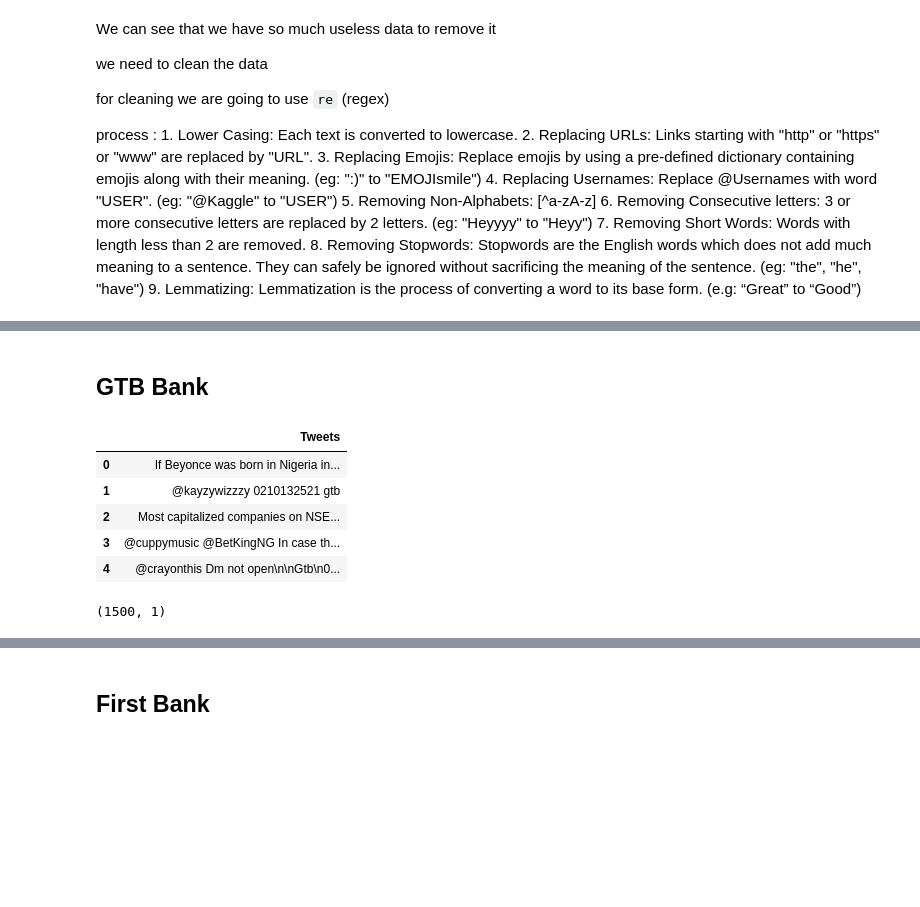
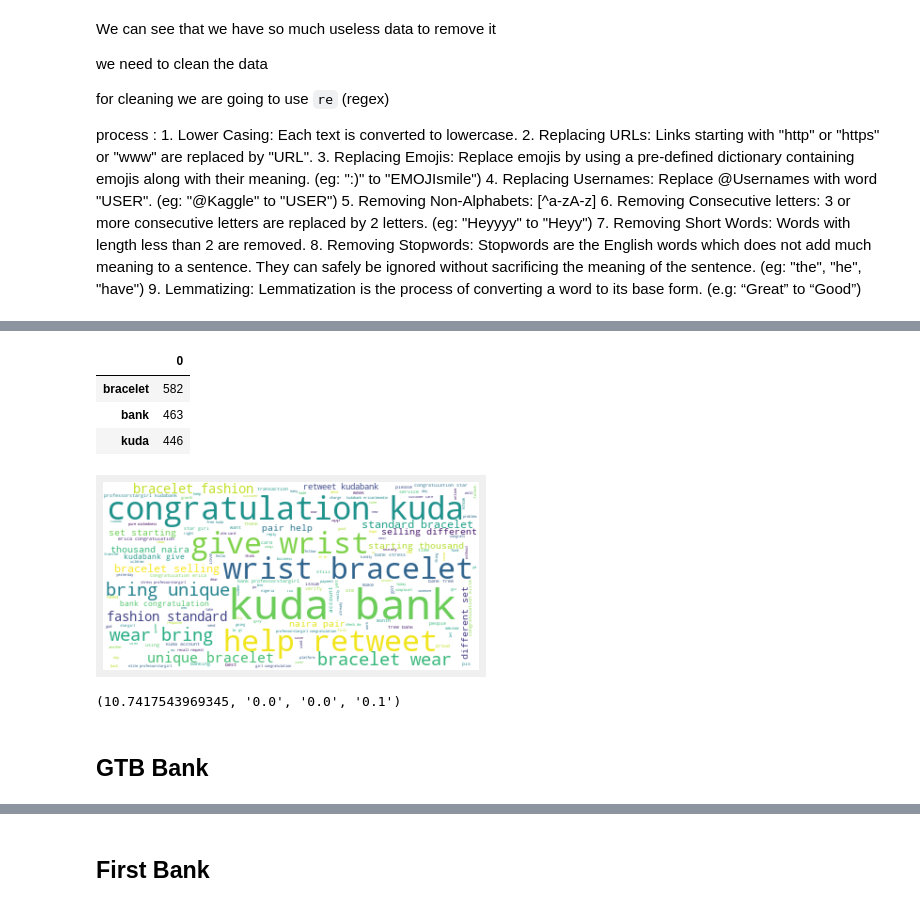
Before and after one commit to toyinolape/Sentiment_analysis, a Jupyter notebook: Bank_Sent_Analysis.ipynb, the cells around one changed output, grey strips where cells are left out. Cells and saved outputs as stored; diff of their text form; code cells hidden in the pictures; blank space fills up the shorter version.

```diff
--- a/Bank_Sent_Analysis.ipynb
+++ b/Bank_Sent_Analysis.ipynb
@@ -269,36 +212,0 @@ df_kuda.shape
-# %%
-#Since i am going to parse for several banks. I will go aheadd and change the above code to a function
-def parse_tweet(keyword):
-  listname = []
-
-  for tweet in tweepy.Cursor(api.search, q= keyword + '-filter:retweets', language = "en",tweet_mode='extended',geocode ='10,7,1000mi' ).items(1500):
-    listname.append(tweet.full_text)
-
-  return listname
-# %%
-#Similarly, i will make the cleaning function in order to cleaning the other data sets
-import time
-def clean_tweets(listname):
-
-    t = time.time()
-    corpus = []
-    for texts in listname:
-        ## lower casing
-        text = texts.lower()
-        ### Replacing URL
-        text = re.sub(URLPATTERN,' URL',text)
-        ### Replacing EMOJI
-        for emoji in EMOJIS.keys():
-            text = text.replace(emoji, "EMOJI" + EMOJIS[emoji])
-        ### Replacing USER pattern
-        text = re.sub(USERPATTERN,' URL',text)
-        ### Removing non-alphabets
-        text = re.sub('[^a-zA-z]'," ",text)
-        ### Removing consecutive letters
-        text = re.sub(SEQPATTERN,SEQREPLACE,text)
-        text = text.split()
-        text = [wordLemm.lemmatize(word) for word in text if not word in stopwords.words('english') and len(word) > 1]
-        text = ' '.join(text)
-        corpus.append(text)
-    return corpus
-    print(f'Time Taken: {round(time.time()-t)} seconds')
@@ -310,0 +215,3 @@ def bag_of_words(corpus):
+# %%
+#Parse twitter for Kuda bank tweets
+kuda_list = parse_tweet("kudabank")
@@ -310,0 +225,3 @@ def bag_of_words(corpus):
+# %%
+kuda_corpus = clean_tweets(kuda_list)
+kuda_corpus[2]
@@ -310,0 +241,17 @@ def bag_of_words(corpus):
+# %%
+kuda_trans = transform(kuda_cv)
+kuda_trans.head(3)
+# %% [output]
+|  | 0 |
+| bracelet | 582 |
+| bank | 463 |
+| kuda | 446 |
+# %%
+textcloud(kuda_corpus)
+# %% [output]
+[figure, added]
+# %%
+kuda_sent = get_sentiment(kuda_corpus)
+kuda_sent
+# %% [output]
+(10.7417543969345, '0.0', '0.0', '0.1')
@@ -311,19 +262,2 @@ def bag_of_words(corpus):
 # %% [markdown]
 ## GTB Bank
-# %%
-gtb_list = parse_tweet("gtb")
-
-df_gtb = pd.DataFrame(gtb_list1, columns=['Tweets'])
-df_gtb.drop_duplicates(inplace = True)
-df_gtb.head()
-# %% [output]
-|  | Tweets |
-| 0 | If Beyonce was born in Nigeria in... |
-| 1 | @kayzywizzzy 0210132521 gtb |
-| 2 | Most capitalized companies on NSE... |
-| 3 | @cuppymusic @BetKingNG In case th... |
-| 4 | @crayonthis Dm not open\n\nGtb\n0... |
-# %%
-df_gtb.shape
-# %% [output]
-(1500, 1)
```
Also changed, not shown: parts of 73 cells of this notebook, 12 other files.
